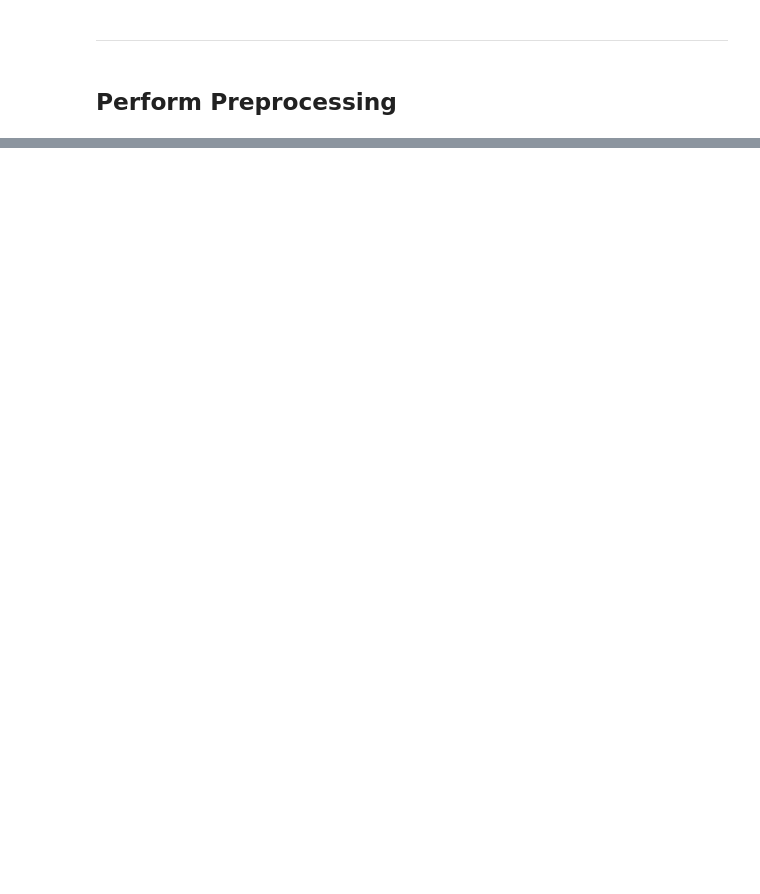
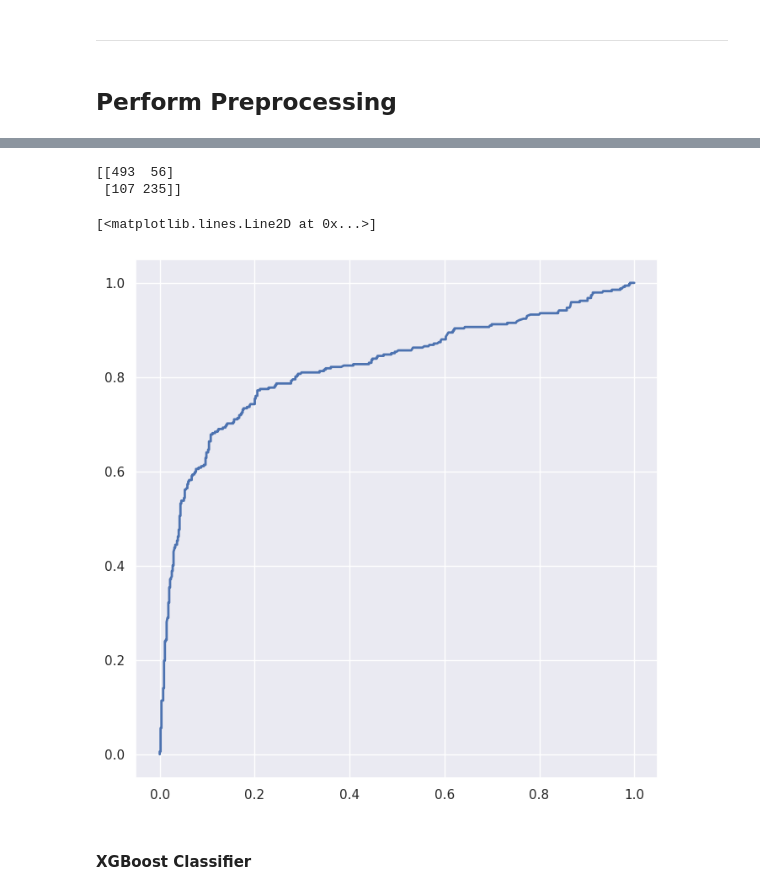
Before and after one commit to TheCodingMarine/titanic_classification_problem, a Jupyter notebook: titanic_analysis_v2.ipynb, the cells around one changed output, grey strips where cells are left out. Cells and saved outputs as stored; diff of their text form; code cells hidden in the pictures; blank space fills up the shorter version.

Commit message:
Pipelines built. First models created. Next step, tuning.

```diff
--- a/titanic_analysis.ipynb
+++ b/titanic_analysis_v2.ipynb
@@ -343,0 +465,7 @@ ________________________________________________________________________________
+# %%
+#Reset index to PassengerId
+train_data.set_index('PassengerId', inplace=True)
+# %%
+#Create list of attributes for preprocessing pipeline
+num_attribs = ['SibSp', 'Parch', 'Fare']
+cat_attribs = ['Pclass', 'Embarked', 'Sex']
@@ -343,0 +488,13 @@ ________________________________________________________________________________
+# %%
+#Create preprocessing pipeline
+from sklearn.compose import ColumnTransformer
+
+preprocess_pipeline = ColumnTransformer([
+    ("num", num_pipeline, num_attribs),
+    ("cat", cat_pipeline, cat_attribs),
+])
+
+X_train = preprocess_pipeline.fit_transform(train_data[num_attribs + cat_attribs])
+y_train = train_data['Survived']
+
+X_train
@@ -343,0 +521,8 @@ ________________________________________________________________________________
+# %%
+#Create SVM classifier
+from sklearn.svm import SVC
+
+svm_clf = SVC()
+
+#Train the model
+svm_clf.fit(X_train, y_train)
@@ -343,0 +554,25 @@ ________________________________________________________________________________
+# %%
+#Confusion Matrix
+from sklearn.metrics import confusion_matrix
+
+svm_clf_matrix = confusion_matrix(y_train, svm_clf.predict(X_train))
+
+print(svm_clf_matrix)
+# %% [output]
+[[493  56]
+ [107 235]]
+# %%
+#Display the ROC Curve
+from sklearn.metrics import roc_curve
+from sklearn.model_selection import cross_val_predict
+
+y_scores = cross_val_predict(svm_clf, X_train, y_train, cv=10, method="decision_function")
+
+fpr, tpr, thresholds = roc_curve(y_train, y_scores)
+
+plt.plot(fpr, tpr, linewidth=2)
+# %% [output]
+[<matplotlib.lines.Line2D at 0x...>]
+[figure, added]
+# %% [markdown]
+#### XGBoost Classifier
```
Also changed, not shown: parts of 36 cells of this notebook, 2 other files.
